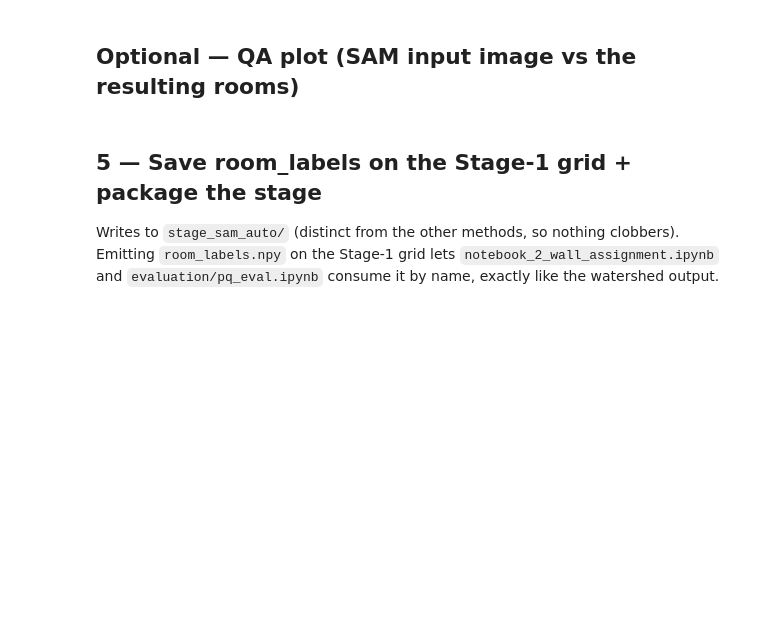
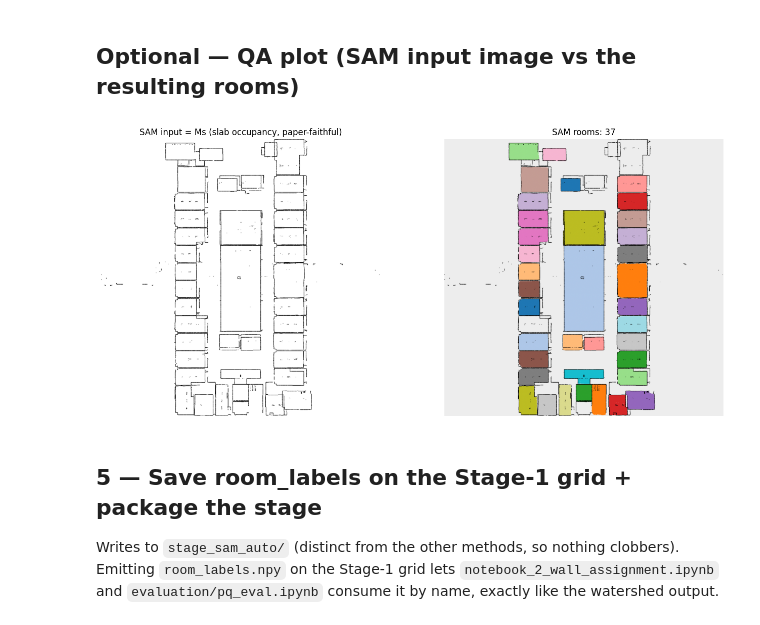
Before and after one commit to PrinceofJ/ONESTRUCTION-Point-Cloud-to-BIM, a Jupyter notebook: notebooks/methods/SAM/notebook_1_sam_auto_segmentation.ipynb, the cells around one changed output. Cells and saved outputs as stored; diff of their text form; code cells hidden in the pictures; blank space fills up the shorter version.

```diff
--- a/notebooks/methods/SAM/notebook_1_sam_auto_segmentation.ipynb
+++ b/notebooks/methods/SAM/notebook_1_sam_auto_segmentation.ipynb
@@ -109,12 +142,30 @@ from PIL import Image
 s1 = A.load_stage_dir(OUT_ROOT, A.STAGE1)               # shared Stage-1 occupancy rasters
 
 CFG = scan2bim.load_config(start=PROJECT_DIR, out_root=OUT_ROOT)
-scan2bim.assert_upstream_config(CFG, A.load_stage_config(s1))   # same cloud + grid as Stage 1
+
+# Validate we're on the same cloud + grid as Stage 1. Cross-platform guard: the stage1
+# config.json may have been written on Windows ('c:\...\area1.xyz') and is being validated here
+# on Linux/Colab, where os.path.basename can't split a '\\' path -> a spurious file_path
+# mismatch. Pre-equalise file_path ONLY when the basenames truly match; every other geometry
+# field (pixel_m, slab, voxel, up_axis, ...) is still checked strictly. (The library has the
+# same fix now; this keeps the notebook working even against an older cloned package.)
+_up = A.load_stage_config(s1)
+def _basename(p): return str(p).replace('\\', '/').rsplit('/', 1)[-1]
+if _basename(_up.get('file_path')) == _basename(CFG.file_path):
+    _up = {**_up, 'file_path': CFG.file_path}
+scan2bim.assert_upstream_config(CFG, _up)
 
 # runtime / SAM overrides only (do NOT touch geometry params)
 CFG.sam_backend   = 'sam2'                              # 'sam2' | 'sam3' | 'sam1'
 CFG.sam_ckpt      = SAM_CKPT
 CFG.sam_model_cfg = SAM_CFG
+# PAPER-FAITHFUL SAM input (Albadri et al. §3.1). SAM must segment Ms — the binary top-down of
+# the cropped SLAB section ONLY (walls black, rooms empty). 'occupancy' replicates that Ms into
+# 3 channels; the config default 'stack' would instead fold in the FULL-cloud wallness+coverage
+# rasters, which fill room interiors and make SAM mask the whole building. Scoped HERE, not in
+# params.yaml, on purpose: the geometric+SAM *prompted* refinement (Notebook 4) shares
+# CFG.sam_image_mode and may legitimately prefer 'stack'. Flip back to 'stack' here to ablate.
+CFG.sam_image_mode = 'occupancy'
 SHOW_DEBUG = True
 
 occ      = np.array(Image.open(os.path.join(s1, A.OCC_PNG)))
@@ -123,4 +174,4 @@ coverage = A.load_npy(os.path.join(s1, A.COVERAGE_NPY)).astype(bool)
 tf       = A.load_transform(os.path.join(s1, A.TRANSFORM_JSON))
 print('raster (H x W):', wallness.shape, '| pixel_m =', CFG.pixel_m,
       '| points_per_side =', CFG.sam_points_per_side,
-      '| A =', CFG.sam_auto_min_room_area_m2, 'm^2')
+      '| A =', CFG.sam_auto_min_room_area_m2, 'm^2', '| sam_image_mode =', CFG.sam_image_mode)
@@ -135,9 +192,14 @@ needs a real backend; if none built, we stop here rather than emit an empty map.
 # %%
 image = scan2bim.build_sam_image(occ, wallness, coverage, mode=CFG.sam_image_mode)
 
-# walls scaffold = the wallness raster (consistent with the boundary-ring wall assignment's
-# wall_source='wallness'); coverage drops the exterior background mask SAM always emits.
-labels, dbg = scan2bim.segment_rooms_sam_auto(image, walls=wallness, coverage=coverage, cfg=CFG)
+# PAPER-FAITHFUL wall scaffold: the OCCUPIED pixels of the slab projection Ms itself
+# (occupancy.png is 255 free / 0 wall), NOT the full-cloud wallness raster. This keeps BOTH
+# SAM's input image AND its wall scaffold derived from Ms only (§3.1) — the walls are exactly
+# the black pixels SAM segments around. (coverage ~ the full-cloud footprint Mf is still used,
+# but only to drop the exterior background mask SAM always emits — retrieval/masking, not input.)
+occ2d = occ[..., 0] if occ.ndim == 3 else occ
+slab_walls = occ2d < 128
+labels, dbg = scan2bim.segment_rooms_sam_auto(image, walls=slab_walls, coverage=coverage, cfg=CFG)
 print(dbg)
 if not dbg['ran']:
     raise RuntimeError(
@@ -152,17 +220,19 @@ print('backend', dbg['backend'], '| masks', dbg['n_masks'], '-> kept', dbg['n_ke
 # %%
 if SHOW_DEBUG:
     import matplotlib.pyplot as plt
     fig, ax = plt.subplots(1, 2, figsize=(14, 6))
-    ax[0].imshow(image); ax[0].set_title('SAM input (occupancy / wallness / coverage)')
+    ax[0].imshow(image); ax[0].set_title('SAM input = Ms (slab occupancy, paper-faithful)')
     rgb = np.ones(labels.shape + (3,))
     rgb[labels == -1] = (0, 0, 0); rgb[labels == 0] = (0.93, 0.93, 0.93)
     cmap = plt.get_cmap('tab20')
     rooms = [int(x) for x in np.unique(labels) if x >= 1]
     for k, r in enumerate(rooms):
         rgb[labels == r] = cmap(k % 20)[:3]
     ax[1].imshow(rgb); ax[1].set_title('SAM rooms: %d' % len(rooms))
     for a in ax: a.axis('off')
     plt.tight_layout(); plt.show()
+# %% [output]
+[figure, added]
 # %% [markdown]
 ## 5 — Save room_labels on the Stage-1 grid + package the stage
 Writes to `stage_sam_auto/` (distinct from the other methods, so nothing clobbers). Emitting
```
Also changed, not shown: parts of 10 cells of this notebook, 11 other files.
